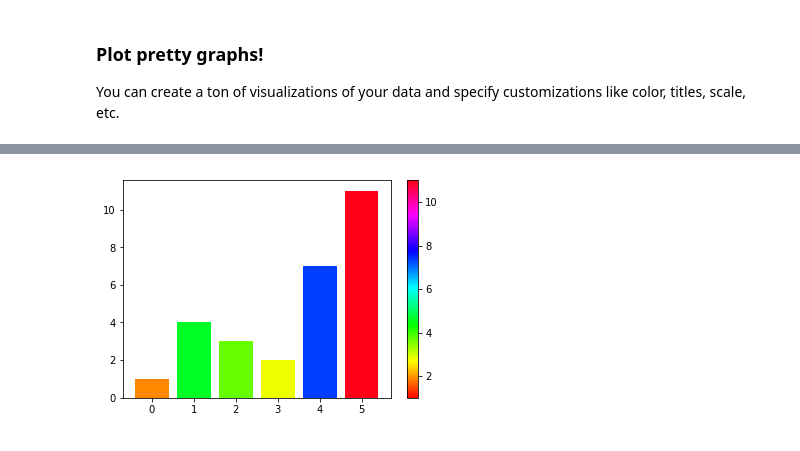
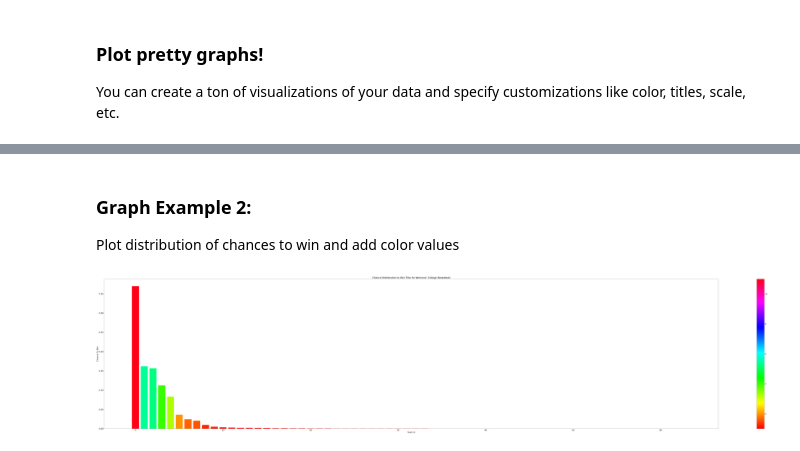
Before and after one commit to dianetam523/Python-Mathematics-Handbook, a Jupyter notebook: GWC Workshop Avon.ipynb, the cells around one changed output, grey strips where cells are left out. Drawn from its saved outputs; the diff is of its cells as text; code cells hidden in the pictures.

```diff
--- a/GWC Workshop Avon.ipynb
+++ b/GWC Workshop Avon.ipynb
@@ -126,4 +126,6 @@ with open('WCBB Tournament Data Set.csv', 'rb') as csvfile:
         teamNames.append(row['TEAM_NAME'])
         chanceWinTitle.append(row['CHANCE_WIN_TITLE'])
         chanceMakeFinal.append(row['CHANCE_MAKE_FINAL'])
+chanceWinTitle = list(map(float, chanceWinTitle))
+chanceMakeFinal= list(map(float, chanceMakeFinal))
 # %% [markdown]
@@ -162,6 +201,3 @@ UConn
 # %% [markdown]
 ### Plot pretty graphs!
 You can create a ton of visualizations of your data and specify customizations like color, titles, scale, etc.
-# %%
-plt.bar(teamNames, chanceWinTitle);
-matplotlib.rcParams['figure.figsize'] = [150, 40]
@@ -174,0 +207,8 @@ plt.plot(xs, ys)
+# %%
+barchart = plt.bar(teamNames, chanceWinTitle);
+barchart[0].set_color('r') # re-colors the max bar, which we know is at index 0 to red color
+plt.title("Chance to Win Title for Womens' College Basketball")
+plt.xlabel("Teams")
+plt.ylabel("Chance To Win")
+
+matplotlib.rcParams['figure.figsize'] = [150, 30]
@@ -175,10 +217,16 @@ plt.plot(xs, ys)
+# %% [markdown]
+### Graph Example 2:
+Plot distribution of chances to win and add color values
 # %%
-y = np.array([1, 4, 3, 2, 7, 11])
+chanceWinTitleNums = list(map(float, chanceWinTitle))
+y = np.array(chanceWinTitleNums)
 colors = cm.hsv(y / float(max(y)))
-plot = plt.scatter(y, y, c = y, cmap = 'hsv')
 plt.clf()
 plt.colorbar(plot)
 plt.bar(range(len(y)), y, color = colors)
+plt.title("Chance Distribution to Win Title for Womens' College Basketball")
+plt.xlabel("Team #")
+plt.ylabel("Chance To Win")
 plt.show()
 # %% [output]
-[figure, old version]
+[figure, new version]
```
Also changed, not shown: parts of 14 cells of this notebook.
